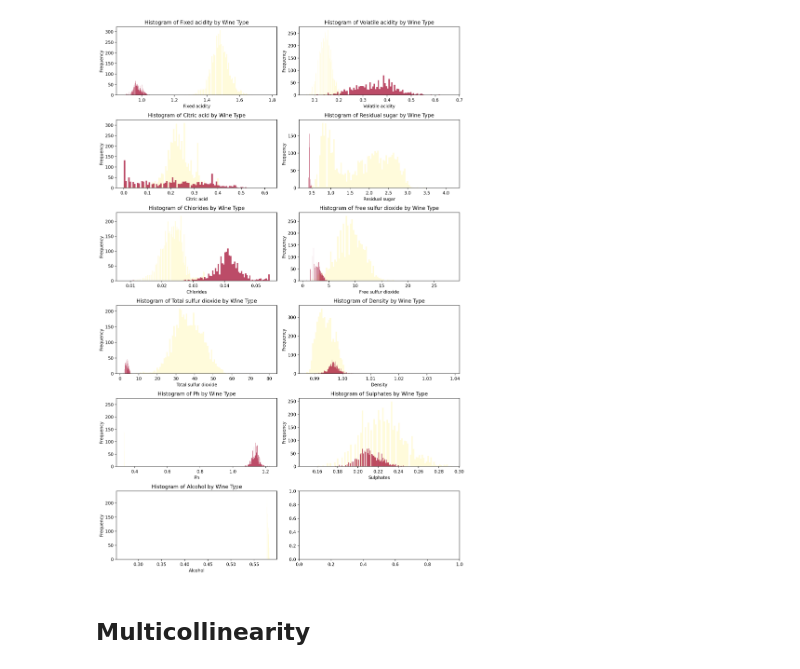
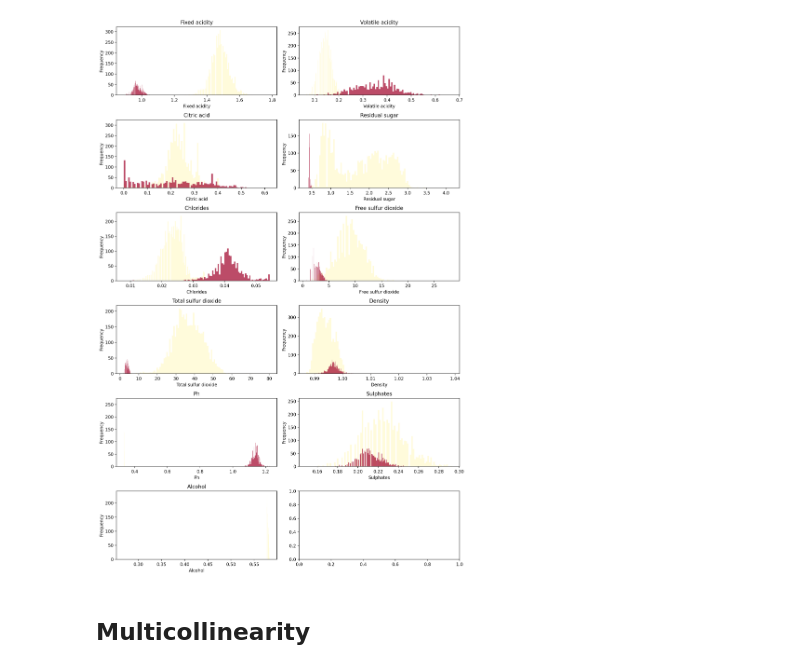
Before and after one commit to scfengv/ML-Wine-Type-and-Quality-Classification, a Jupyter notebook: Data preprocessing/Data preprocessing.ipynb, the cells around one changed output. Cells and saved outputs as stored; diff of their text form; code cells hidden in the pictures.

```diff
--- a/Data preprocessing/Data preprocessing.ipynb
+++ b/Data preprocessing/Data preprocessing.ipynb
@@ -28,27 +41,26 @@ df = pd.concat([red, white])
 # %%
 color_map = {0: '#fffacd', 1: '#a00028'}
 col = ['fixed acidity', 'volatile acidity', 'citric acid', 'residual sugar',
        'chlorides', 'free sulfur dioxide', 'total sulfur dioxide', 'density',
        'pH', 'sulphates', 'alcohol']
 
 fig, axs = plt.subplots(6, 2, figsize = (12, 18))
 
 axs = axs.flatten()
 
 for i, col in enumerate(col):
 
     axs[i].hist(white[col], color = color_map[0], bins = 100, alpha = 0.7, label = "White wine")
     axs[i].hist(red[col], color = color_map[1], bins = 100, alpha = 0.7, label = "Red wine")
 
     axs[i].set_xlabel(col.capitalize())
     axs[i].set_ylabel('Frequency')
-    axs[i].set_title(f'Histogram of {col.capitalize()} by Wine Type')
+    axs[i].set_title(f'{col.capitalize()}')
 
 plt.tight_layout()
-
 plt.show()
 # %% [output]
-[figure, old version]
+[figure, new version]
 # %% [markdown]
 ## Multicollinearity
 # %% [markdown]
```
Also changed, not shown: parts of 15 cells of this notebook, 5 other files.
